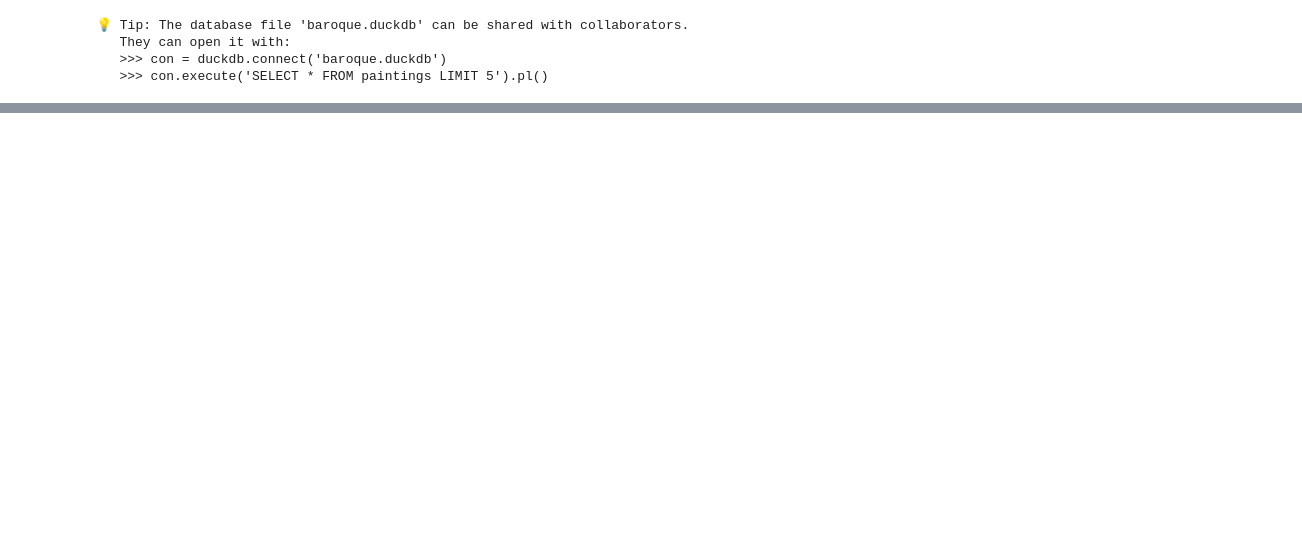
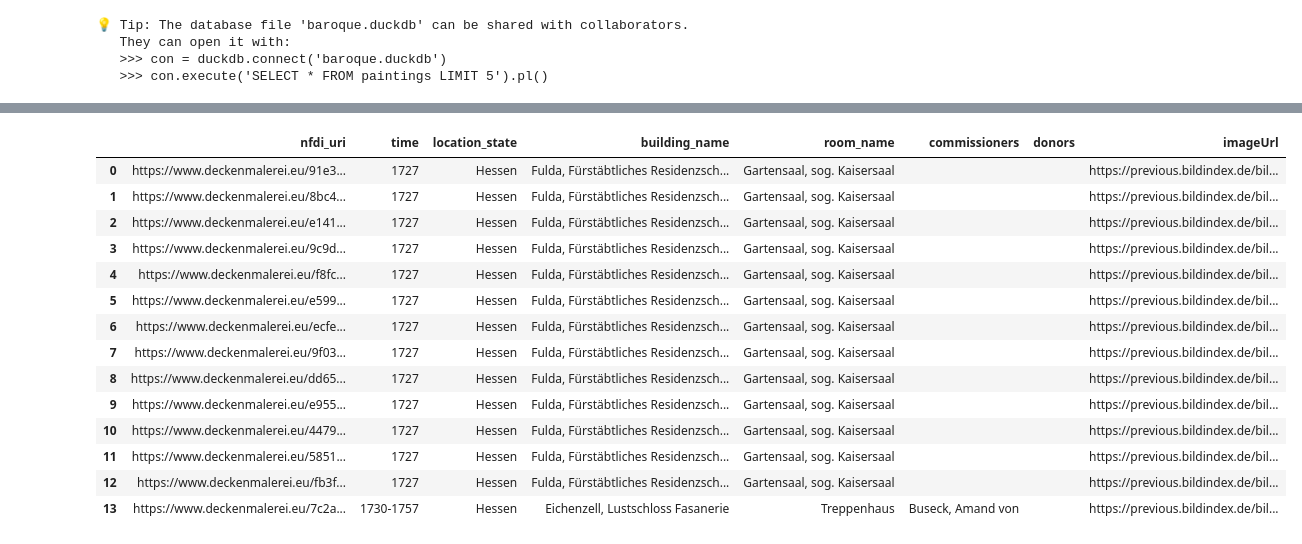
Before and after one commit to ThanosDrossos/course-data-stories-baroque, a Jupyter notebook: src/docs/story/CbDD/DataStory_Baroque_DuckDB.ipynb, the cells around one changed output, grey strips where cells are left out. Saved outputs shown, nothing was run; the diff lists cells and outputs as text; code cells hidden in the pictures; blank space fills up the shorter version.

```diff
--- a/src/docs/story/CbDD/DataStory_Baroque_DuckDB.ipynb
+++ b/src/docs/story/CbDD/DataStory_Baroque_DuckDB.ipynb
@@ -3612,0 +3591,15 @@ print("   >>> con.execute('SELECT * FROM paintings LIMIT 5').pl()")
+# %%
+# =============================================================================
+# CELL 1b: Reconnect to Existing Database (macOS)
+# =============================================================================
+
+if not DUCKDB_PATH.exists():
+    raise FileNotFoundError(f"❌ DuckDB not found at {DUCKDB_PATH}")
+
+con = duckdb.connect(str(DUCKDB_PATH), read_only=True)
+print(f"✅ Connected to DuckDB (read-only): {DUCKDB_PATH.name}")
+
+tables_df = con.execute("SHOW TABLES").fetchdf()
+print(f"📋 Found {len(tables_df)} tables")
+
+tables_df
@@ -3612,0 +4674,66 @@ print("   >>> con.execute('SELECT * FROM paintings LIMIT 5').pl()")
+# %%
+def paintings_for_artist_cat44(artist_name: str):
+    sql = """
+    WITH cat44 AS (
+      SELECT DISTINCT ps.nfdi_uri
+      FROM painting_subjects ps
+      JOIN subjects s ON ps.subject_uri = s.subject_uri
+      WHERE s.subject_source='ICONCLASS'
+        AND REGEXP_EXTRACT(s.subject_uri, 'iconclass\\.org/([^/]+)', 1) LIKE '44%'
+    ),
+    painter_hits AS (
+      SELECT DISTINCT pp.nfdi_uri
+      FROM painting_persons pp
+      JOIN cat44 c ON c.nfdi_uri = pp.nfdi_uri
+      WHERE pp.role='PAINTER'
+        AND pp.person_name = ?
+    ),
+    commissioners AS (
+      SELECT nfdi_uri, STRING_AGG(DISTINCT person_name, ', ') AS commissioners
+      FROM painting_persons
+      WHERE role='COMMISSIONER'
+      GROUP BY nfdi_uri
+    ),
+    donors AS (
+      SELECT nfdi_uri, STRING_AGG(DISTINCT person_name, ', ') AS donors
+      FROM painting_persons
+      WHERE role='DONOR'
+      GROUP BY nfdi_uri
+    )
+    SELECT
+      p.nfdi_uri,
+      -- Zeit: bevorzugt year_start/year_end, sonst year (string)
+      CASE
+        WHEN p.year_start IS NOT NULL AND p.year_end IS NOT NULL AND p.year_start <> p.year_end
+          THEN CAST(p.year_start AS VARCHAR) || '-' || CAST(p.year_end AS VARCHAR)
+        WHEN p.year_start IS NOT NULL
+          THEN CAST(p.year_start AS VARCHAR)
+        ELSE p.year
+      END AS time,
+      p.location_state,
+      p.building_name,
+      p.room_name,
+      COALESCE(c.commissioners, '') AS commissioners,
+      COALESCE(d.donors, '') AS donors,
+      p.imageUrl
+    FROM painter_hits ph
+    JOIN paintings p ON p.nfdi_uri = ph.nfdi_uri
+    LEFT JOIN commissioners c ON c.nfdi_uri = p.nfdi_uri
+    LEFT JOIN donors d ON d.nfdi_uri = p.nfdi_uri
+    ORDER BY p.year_start NULLS LAST, p.year_end NULLS LAST, p.building_name
+    """
+    return con.execute(sql, [artist_name]).fetchdf()
+
+TOP5 = [
+    "Wohlhaupter, Emanuel",
+    "Asam, Cosmas Damian",
+    "Lammers, Seivert",
+    "Hermann, Franz Georg",
+    "Wolcker, Johann Georg",
+]
+
+for a in TOP5:
+    df = paintings_for_artist_cat44(a)
+    print(f"\n=== {a} | ICONCLASS 44 | n={len(df)} ===")
+    display(df)
+# %% [output]
@@ -3612,0 +4741,15 @@ print("   >>> con.execute('SELECT * FROM paintings LIMIT 5').pl()")
+|  | nfdi_uri | time | location_state | building_name | room_name | commissioners | donors | imageUrl |
+| 0 | https://www.deckenmalerei.eu/91e3... | 1727 | Hessen | Fulda, Fürstäbtliches Residenzsch... | Gartensaal, sog. Kaisersaal |  |  | https://previous.bildindex.de/bil... |
+| 1 | https://www.deckenmalerei.eu/8bc4... | 1727 | Hessen | Fulda, Fürstäbtliches Residenzsch... | Gartensaal, sog. Kaisersaal |  |  | https://previous.bildindex.de/bil... |
+| 2 | https://www.deckenmalerei.eu/e141... | 1727 | Hessen | Fulda, Fürstäbtliches Residenzsch... | Gartensaal, sog. Kaisersaal |  |  | https://previous.bildindex.de/bil... |
+| 3 | https://www.deckenmalerei.eu/9c9d... | 1727 | Hessen | Fulda, Fürstäbtliches Residenzsch... | Gartensaal, sog. Kaisersaal |  |  | https://previous.bildindex.de/bil... |
+| 4 | https://www.deckenmalerei.eu/f8fc... | 1727 | Hessen | Fulda, Fürstäbtliches Residenzsch... | Gartensaal, sog. Kaisersaal |  |  | https://previous.bildindex.de/bil... |
+| 5 | https://www.deckenmalerei.eu/e599... | 1727 | Hessen | Fulda, Fürstäbtliches Residenzsch... | Gartensaal, sog. Kaisersaal |  |  | https://previous.bildindex.de/bil... |
+| 6 | https://www.deckenmalerei.eu/ecfe... | 1727 | Hessen | Fulda, Fürstäbtliches Residenzsch... | Gartensaal, sog. Kaisersaal |  |  | https://previous.bildindex.de/bil... |
+| 7 | https://www.deckenmalerei.eu/9f03... | 1727 | Hessen | Fulda, Fürstäbtliches Residenzsch... | Gartensaal, sog. Kaisersaal |  |  | https://previous.bildindex.de/bil... |
+| 8 | https://www.deckenmalerei.eu/dd65... | 1727 | Hessen | Fulda, Fürstäbtliches Residenzsch... | Gartensaal, sog. Kaisersaal |  |  | https://previous.bildindex.de/bil... |
+| 9 | https://www.deckenmalerei.eu/e955... | 1727 | Hessen | Fulda, Fürstäbtliches Residenzsch... | Gartensaal, sog. Kaisersaal |  |  | https://previous.bildindex.de/bil... |
+| 10 | https://www.deckenmalerei.eu/4479... | 1727 | Hessen | Fulda, Fürstäbtliches Residenzsch... | Gartensaal, sog. Kaisersaal |  |  | https://previous.bildindex.de/bil... |
+| 11 | https://www.deckenmalerei.eu/5851... | 1727 | Hessen | Fulda, Fürstäbtliches Residenzsch... | Gartensaal, sog. Kaisersaal |  |  | https://previous.bildindex.de/bil... |
+| 12 | https://www.deckenmalerei.eu/fb3f... | 1727 | Hessen | Fulda, Fürstäbtliches Residenzsch... | Gartensaal, sog. Kaisersaal |  |  | https://previous.bildindex.de/bil... |
+| 13 | https://www.deckenmalerei.eu/7c2a... | 1730-1757 | Hessen | Eichenzell, Lustschloss Fasanerie | Treppenhaus | Buseck, Amand von |  | https://previous.bildindex.de/bil... |
```
Also changed, not shown: parts of 43 cells of this notebook, 1 other file.
